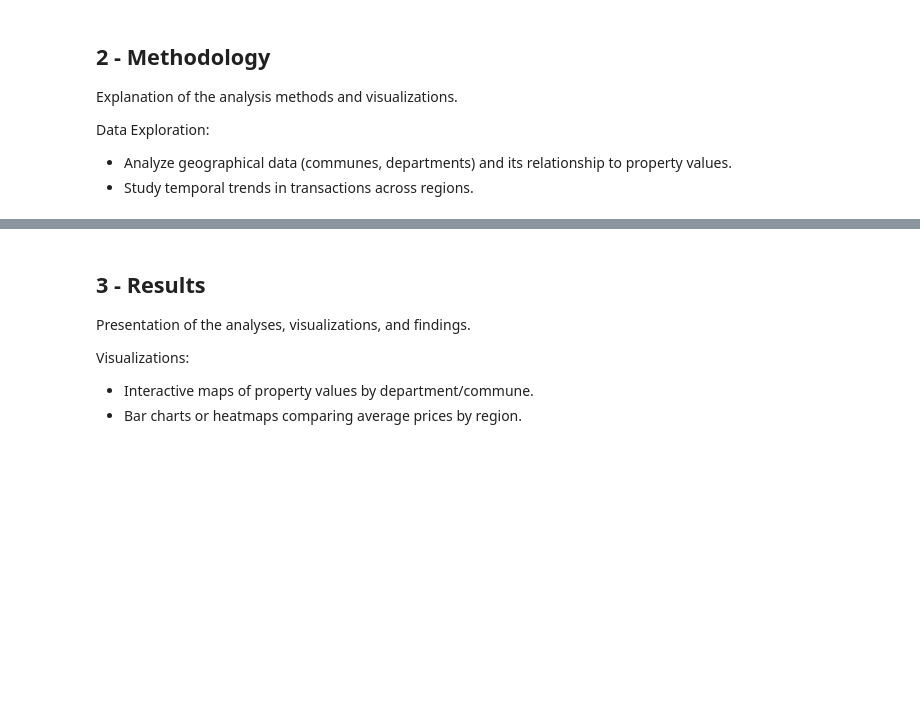
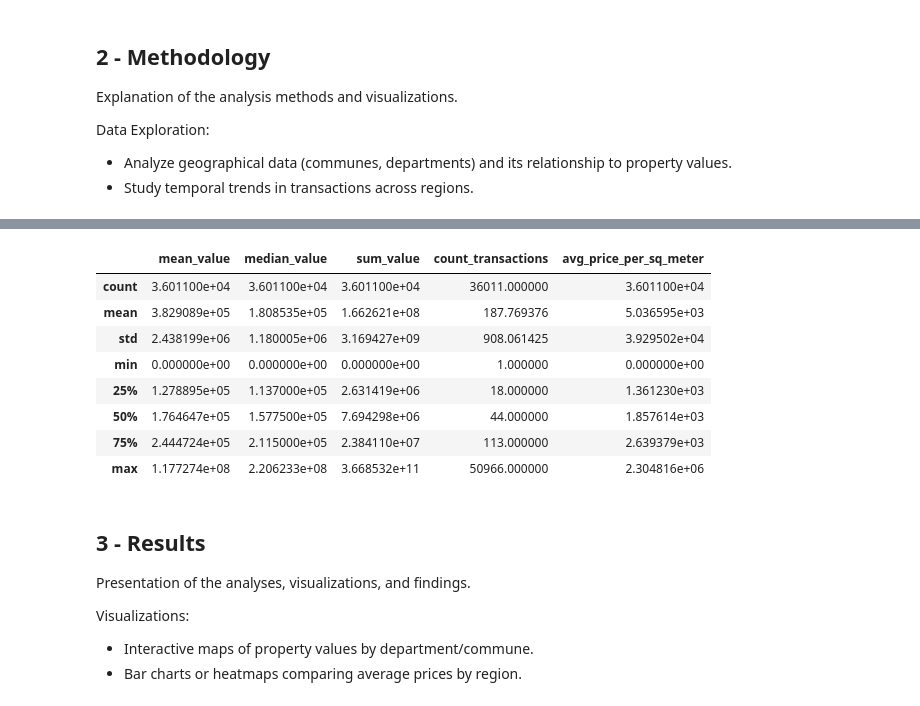
Before and after one commit to Kal3idoscope/Land-data-analysis-French-market, a Jupyter notebook: geographical_comparisons.ipynb, the cells around one changed output, grey strips where cells are left out. Cells and saved outputs as stored; diff of their text form; code cells hidden in the pictures; blank space fills up the shorter version.

```diff
--- a/geographical_comparisons.ipynb
+++ b/geographical_comparisons.ipynb
@@ -127,4 +184,16 @@ avg_price_per_sq_meter    3262037
 dtype: int64
+# %%
+grouped_geo.describe()
+# %% [output]
+|  | mean_value | median_value | sum_value | count_transactions | avg_price_per_sq_meter |
+| count | 3.601100e+04 | 3.601100e+04 | 3.601100e+04 | 36011.000000 | 3.601100e+04 |
+| mean | 3.829089e+05 | 1.808535e+05 | 1.662621e+08 | 187.769376 | 5.036595e+03 |
+| std | 2.438199e+06 | 1.180005e+06 | 3.169427e+09 | 908.061425 | 3.929502e+04 |
+| min | 0.000000e+00 | 0.000000e+00 | 0.000000e+00 | 1.000000 | 0.000000e+00 |
+| 25% | 1.278895e+05 | 1.137000e+05 | 2.631419e+06 | 18.000000 | 1.361230e+03 |
+| 50% | 1.764647e+05 | 1.577500e+05 | 7.694298e+06 | 44.000000 | 1.857614e+03 |
+| 75% | 2.444724e+05 | 2.115000e+05 | 2.384110e+07 | 113.000000 | 2.639379e+03 |
+| max | 1.177274e+08 | 2.206233e+08 | 3.668532e+11 | 50966.000000 | 2.304816e+06 |
 # %% [markdown]
 ## 3 - Results ##
 
```
Also changed, not shown: parts of 8 cells of this notebook.
